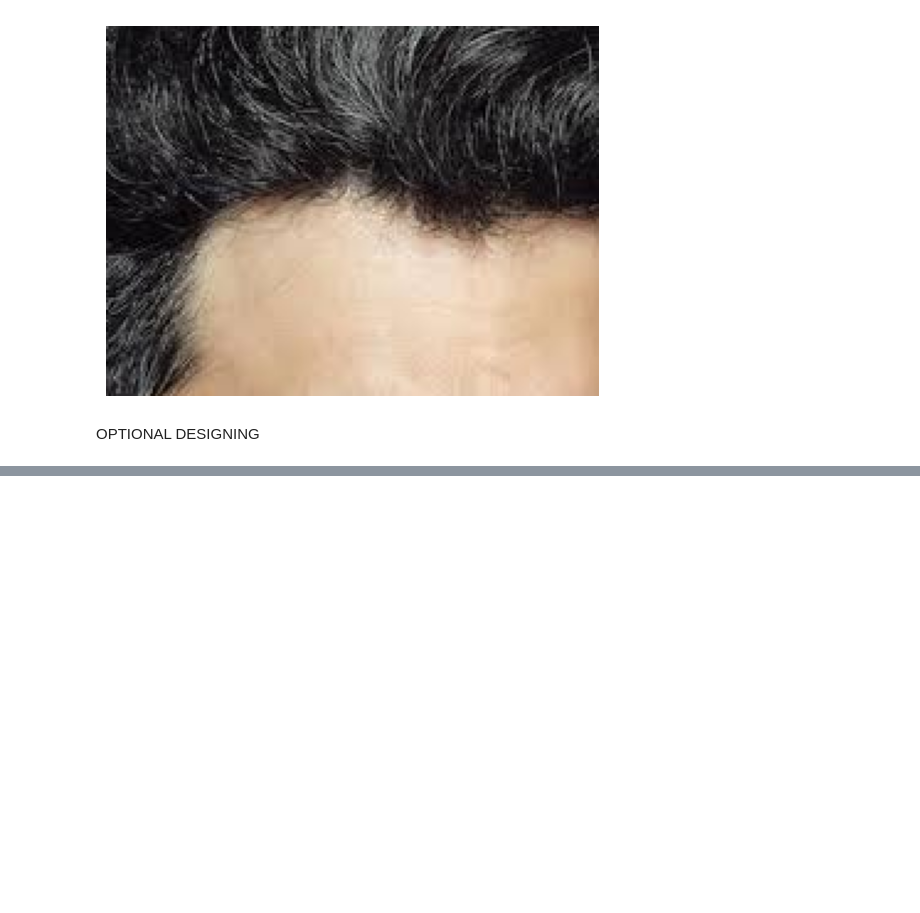
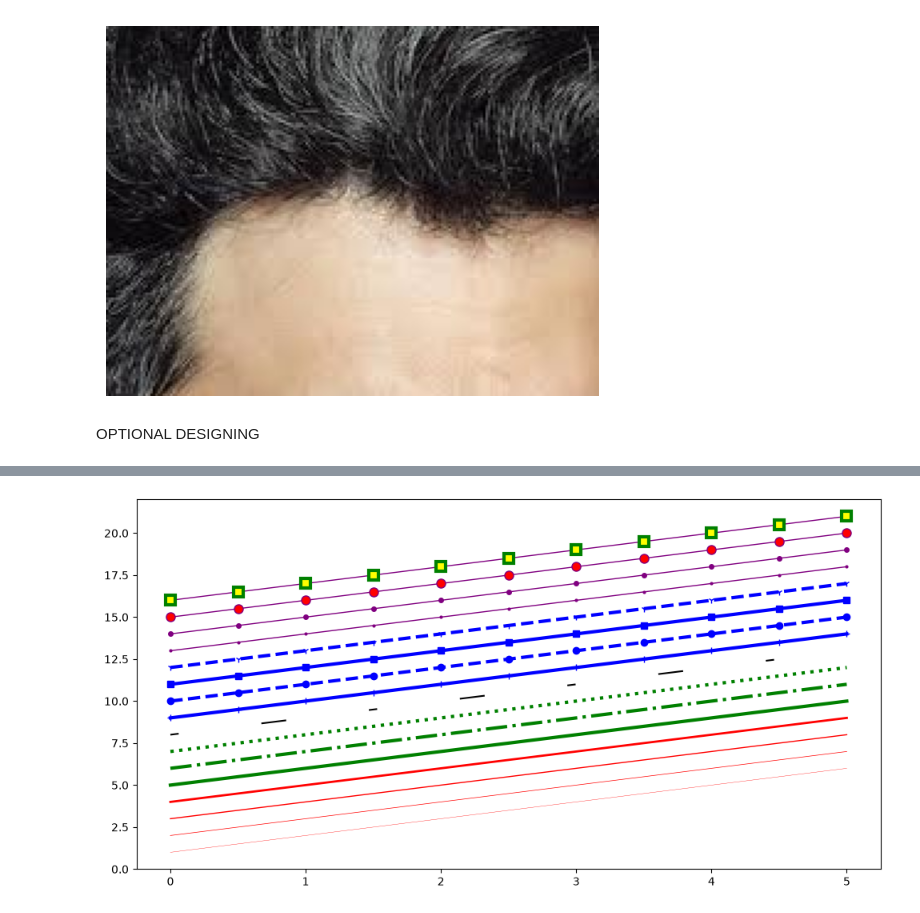
Before and after one commit to AarushiSavla/data-visualization, a Jupyter notebook: matplotlib.ipynb, the cells around one changed output, grey strips where cells are left out. Cells and saved outputs as stored; diff of their text form; code cells hidden in the pictures; blank space fills up the shorter version.

```diff
--- a/matplotlib.ipynb
+++ b/matplotlib.ipynb
@@ -156,0 +163,32 @@ OPTIONAL DESIGNING
+# %%
+# xaxis
+xaxis= np.linspace(0,5,11)
+# %%
+fig, ax = plt.subplots(figsize=(12,6))
+
+ax.plot(xaxis, xaxis+1, color="red", linewidth=0.25)
+ax.plot(xaxis, xaxis+2, color="red", linewidth=0.50)
+ax.plot(xaxis, xaxis+3, color="red", linewidth=1.00)
+ax.plot(xaxis, xaxis+4, color="red", linewidth=2.00)
+
+# possible linestype options ‘-‘, ‘–’, ‘-.’, ‘:’, ‘steps’
+ax.plot(xaxis, xaxis+5, color="green", lw=3, linestyle='-')
+ax.plot(xaxis, xaxis+6, color="green", lw=3, ls='-.')
+ax.plot(xaxis, xaxis+7, color="green", lw=3, ls=':')
+
+# custom dash
+line, = ax.plot(xaxis, xaxis+8, color="black", lw=1.50)
+line.set_dashes([5, 50, 15, 50]) # format: line length, space length, ...
+
+# possible marker symbols: marker = '+', 'o', '*', 's', ',', '.', '1', '2', '3', '4', ...
+ax.plot(xaxis, xaxis+ 9, color="blue", lw=3, ls='-', marker='+')
+ax.plot(xaxis, xaxis+10, color="blue", lw=3, ls='--', marker='o')
+ax.plot(xaxis, xaxis+11, color="blue", lw=3, ls='-', marker='s')
+ax.plot(xaxis, xaxis+12, color="blue", lw=3, ls='--', marker='1')
+ax.plot(xaxis, xaxis+13, color="purple", lw=1, ls='-', marker='o', markersize=2)
+ax.plot(xaxis, xaxis+14, color="purple", lw=1, ls='-', marker='o', markersize=4)
+ax.plot(xaxis, xaxis+15, color="purple", lw=1, ls='-', marker='o', markersize=8, markerfacecolor="red")
+ax.plot(xaxis, xaxis+16, color="purple", lw=1, ls='-', marker='s', markersize=8,
+        markerfacecolor="yellow", markeredgewidth=3, markeredgecolor="green");
+# %% [output]
+[figure, added]
```
Also changed, not shown: parts of 1 cell of this notebook.
